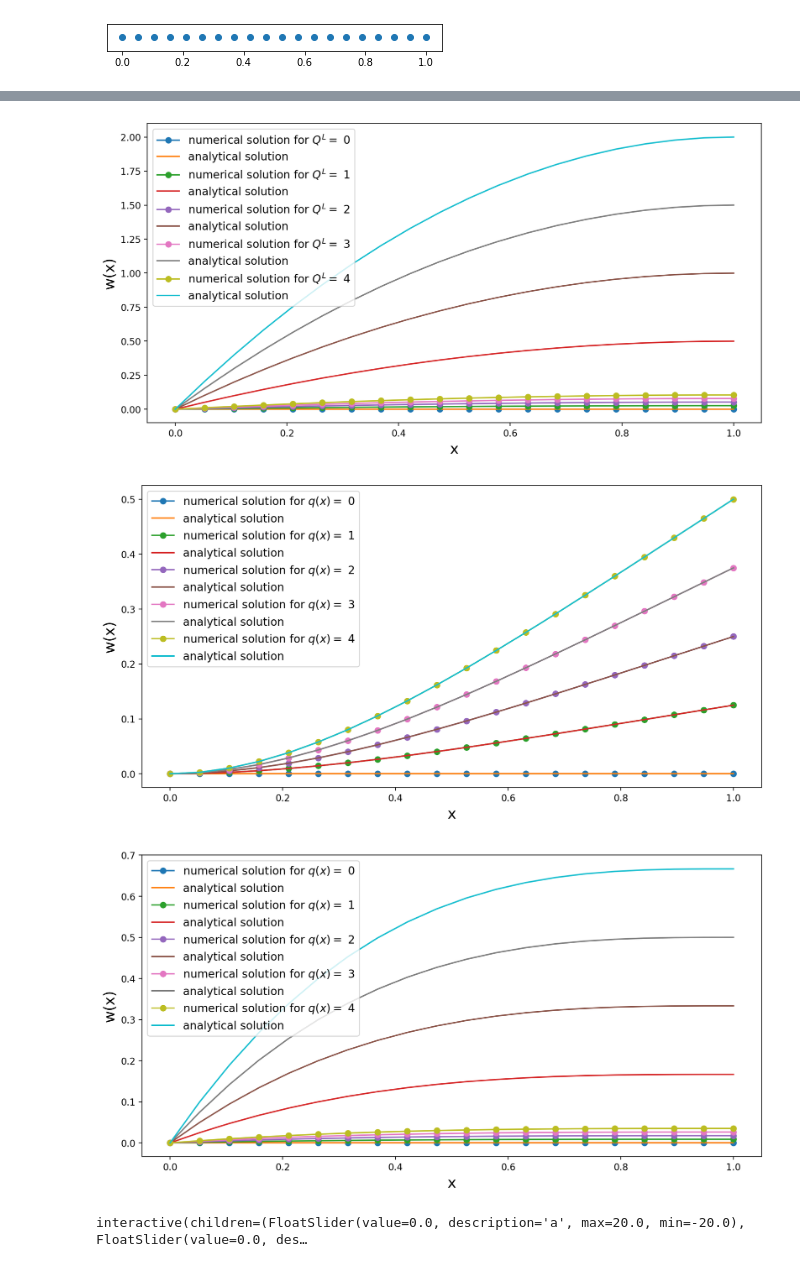
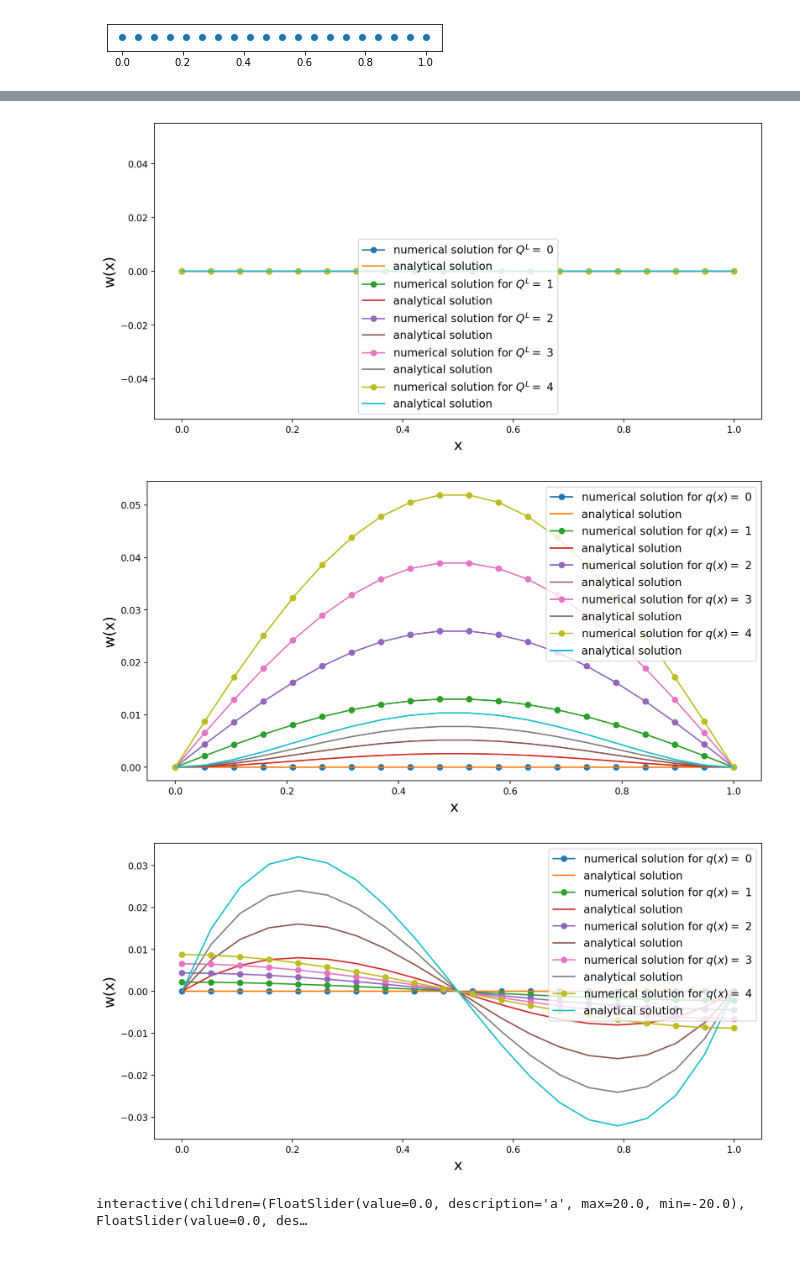
Before and after one commit to deveringham/cosse-beams, a Jupyter notebook: notebook.ipynb, the cells around one changed output, grey strips where cells are left out. Drawn from its saved outputs; the diff is of its cells as text; code cells hidden in the pictures.

```diff
--- a/notebook.ipynb
+++ b/notebook.ipynb
@@ -43,7 +43,7 @@ I = 1
 from AnalyticalSolutions import *
 
 
-def get_both(q=0,q1=0,q2=0,q3=0,q4=0,QL=0,M0=0,ML=0,a=0,b=0,a0=0,aL=0,two_sided_support=False):
+def get_both(q=0,q1=0,q2=0,q3=0,q4=0,QL=0,M0=0,ML=0,a=0,b=0,a0=0,aL=0,two_sided_support=True):
 
     if two_sided_support:
 
@@ -69,7 +69,7 @@ def get_both(q=0,q1=0,q2=0,q3=0,q4=0,QL=0,M0=0,ML=0,a=0,b=0,a0=0,aL=0,two_sided_
     ### get FEM solutions
 
     # assemble matrix and vectors
-    S_ext = get_extended_S(nodes, elems, E, I, two_sided_support)
+    S_ext = get_extended_S(nodes, elems, 1, 1, two_sided_support)
     rhs = get_extended_q_vector(nodes, elems, q, boundary_conditions, two_sided_support)
 
     # get FEM solution
@@ -122,14 +122,11 @@ for Q in QLlist:
     plt.ylabel("w(x)",size=16)
     plt.xlabel("x",size=16)
 # %% [output]
-[figure, old version]
+[figure, new version]
 # %%
 ### PLOT w FOR DIFFERENT CONSTANT q's
 
 qlist = range(5)
-ML = 0
-b = 0
-a = 0
 
 plt.figure(figsize=(12, 6), dpi=200)
 for q in qlist:
@@ -141,26 +138,23 @@ for q in qlist:
     plt.ylabel("w(x)",size=16)
     plt.xlabel("x",size=16)
 # %% [output]
-[figure, old version]
+[figure, new version]
 # %%
 ### PLOT w' FOR DIFFERENT CONSTANT q's
 
 qlist = range(5)
-ML = 0
-b = 0
-a = 0
 
 plt.figure(figsize=(12, 6), dpi=200)
 for q in qlist:
 
     w_ana, wp_ana, w_fem, wp_fem = get_both(q,q1=lambda x: q*x, q2=lambda x: q*x**2/2, q3=lambda x: q*x**3/6, q4=lambda x: q*x**4/24)
     plt.plot(nodes,wp_fem,'o-',label=r'numerical solution for $q(x)=$ %i' % q)
     plt.plot(nodes,wp_ana(nodes),label='analytical solution')
     plt.legend(prop={'size': 12})
     plt.ylabel("w(x)",size=16)
     plt.xlabel("x",size=16)
 # %% [output]
-[figure, old version]
+[figure, new version]
 # %%
 xx = np.linspace(0,L,100)
 
```
Also changed, not shown: parts of 2 cells of this notebook, 1 other file.
